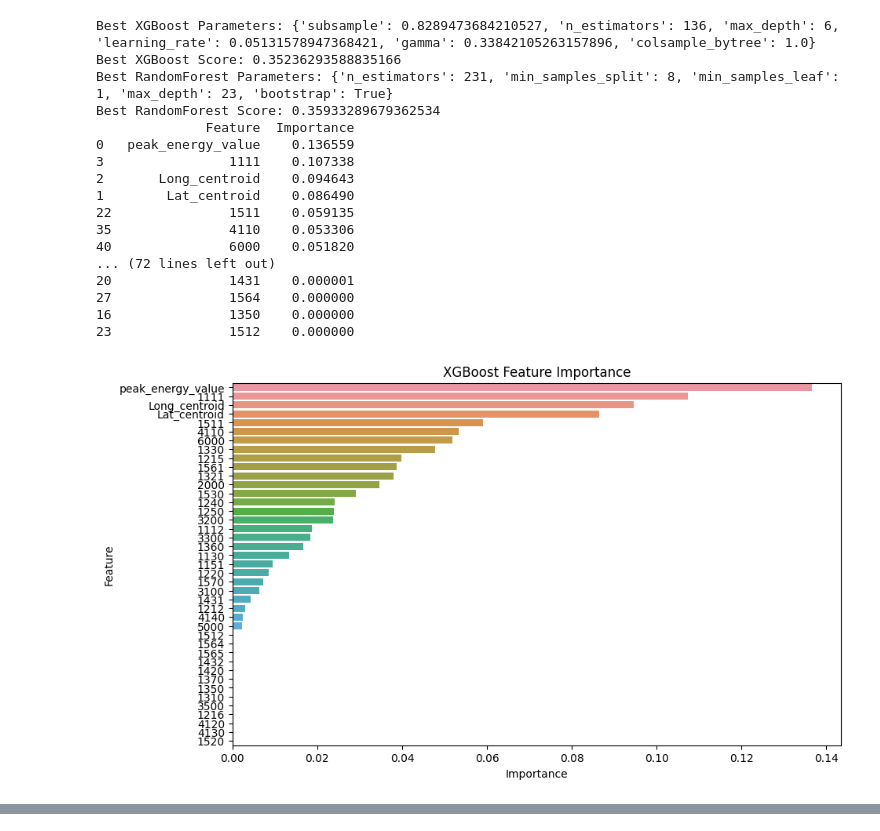
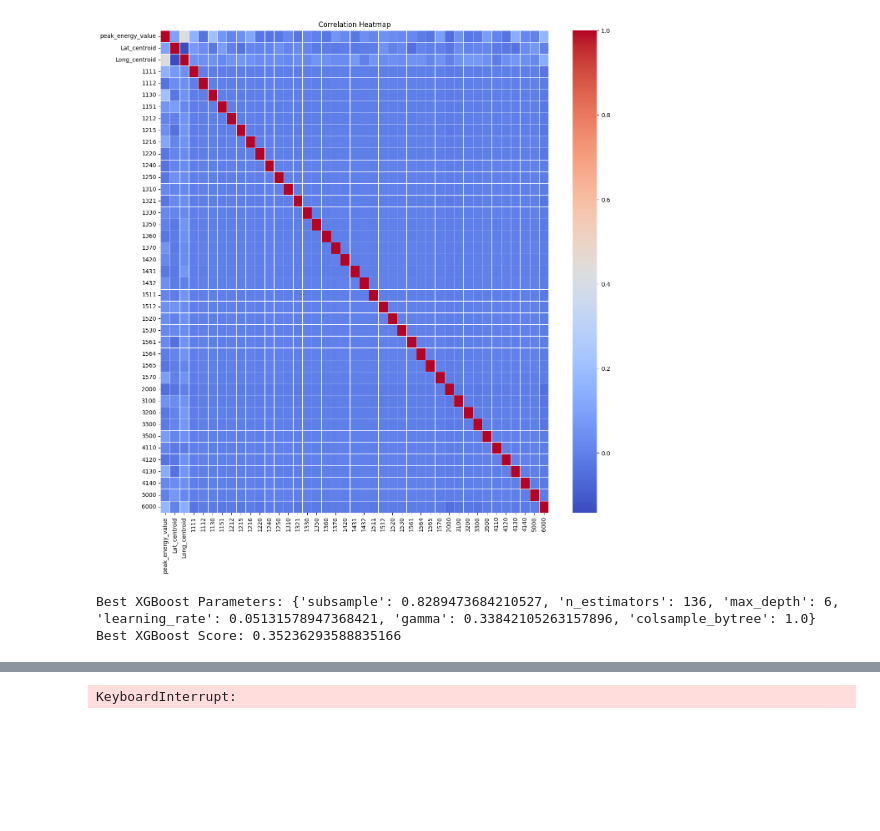
Before and after one commit to sarthak-p/EnergyConsumption, a Jupyter notebook: Energy_Consumption_Analysis.ipynb, the cells around one changed output, grey strips where cells are left out. Drawn from its saved outputs; the diff is of its cells as text; code cells hidden in the pictures; blank space fills up the shorter version.

Commit message:
Added heatmap for correlation analysis

```diff
--- a/Energy_Consumption_Analysis.ipynb
+++ b/Energy_Consumption_Analysis.ipynb
@@ -72,51 +72,6 @@ gdf.set_crs("EPSG:4326", allow_override=True, inplace=True)  # WGS84 system
 # Reset the index
 gdf.reset_index(drop=True, inplace=True)
 
-# # Load the land use file into a GeoDataFrame
-# gdb_folder = 'Landuse2018_CMAP_v1.gdb'
-# layer = 'Landuse2018_Dissolved_v1'
-
-# # Residential land use codes
-# residential_codes = ['1111', '1112', '1130', '1140', '1151']
-
-# with fiona.Env():
-#     with fiona.open(gdb_folder, layer=layer) as src:
-#         crs = src.crs
-#         records = [{'geometry': f['geometry'], 'LANDUSE': str(f['properties']['LANDUSE'])}
-#                    for f in src if f is not None and 'geometry' in f and str(f['properties']['LANDUSE']) in residential_codes]
-
-# df = pd.DataFrame.from_records(records)
-# land_use = gpd.GeoDataFrame(df, geometry='geometry', crs=crs)
-
-# # Reproject land_use to match CRS of gdf
-# land_use = land_use.to_crs(gdf.crs)
-
-# # Residential land use codes
-# residential_codes = ['1111', '1112', '1130', '1151']
-
-# # Calculate the area of each polygon in square feet (since the CRS is now in meters)
-# land_use['area'] = land_use.geometry.area / 10.764 # converting square meters to square feet
-
-# # Perform spatial join with 'intersects'
-# land_use_contains_zip = gpd.sjoin(land_use, gdf, how='right', predicate='intersects')
-
-# # Aggregate by 'GEOID20' and 'LANDUSE', then reset index
-# land_use_summary = land_use_contains_zip.groupby(['GEOID20', 'LANDUSE'])['area'].sum().reset_index()
-
-# # Pivot the data so that each 'LANDUSE' value becomes a column
-# land_use_summary_pivot = land_use_summary.pivot(index='GEOID20', columns='LANDUSE', values='area').reset_index()
-
-# # Merge the pivot table back to the original geodataframe 'gdf'
-# gdf_with_landuse = gdf.merge(land_use_summary_pivot, on='GEOID20', how='left')
-
-# # Fill NaN values with 0
-# gdf_with_landuse.fillna(0, inplace=True)
-
-# # print(gdf_with_landuse)
-
-# # Define the features for the model
-# feature_cols = ['peak_energy_value', 'Lat_centroid', 'Long_centroid'] + residential_codes
-
 # Load the land use file into a GeoDataFrame
 gdb_folder = 'Landuse2018_CMAP_v1.gdb'
 layer = 'Landuse2018_Dissolved_v1'
@@ -156,6 +111,15 @@ gdf_with_landuse.fillna(0, inplace=True)
 
 # Land use types are included as features
 feature_cols = ['peak_energy_value', 'Lat_centroid', 'Long_centroid'] + land_use_summary_pivot.columns.tolist()[1:]
+
+# Calculate the correlation matrix
+corr_matrix = gdf_with_landuse[feature_cols].corr()
+
+# Generate the heatmap
+plt.figure(figsize=(15, 15))  # increased figure size
+sns.heatmap(corr_matrix, annot=False, cmap='coolwarm', linewidths=0.5)
+plt.title('Correlation Heatmap')
+plt.show()
 
 # Split the data into X and Y variables
 X = gdf_with_landuse[feature_cols]
@@ -201,48 +165,33 @@ rf_search.fit(X_train, Y_train)
 print("Best RandomForest Parameters:", rf_search.best_params_)
 print("Best RandomForest Score:", rf_search.best_score_)
 
 # Fit the models with the best parameters
 xgb_best = xgb.XGBRegressor(**xgb_search.best_params_)
 xgb_best.fit(X_train, Y_train)
 
 rf_best = RandomForestRegressor(**rf_search.best_params_)
 rf_best.fit(X_train, Y_train)
 
 # Feature importance for XGBoost
 xgb_importance = pd.DataFrame({'Feature': X.columns, 'Importance': xgb_best.feature_importances_}).sort_values(by='Importance', ascending=False)
 print(xgb_importance)
 
 # Feature importance for RandomForest
 rf_importance = pd.DataFrame({'Feature': X.columns, 'Importance': rf_best.feature_importances_}).sort_values(by='Importance', ascending=False)
 print(rf_importance)
 
 # Plotting the feature importances for XGBoost
 plt.figure(figsize=(10, 6))
 sns.barplot(x='Importance', y='Feature', data=xgb_importance)
 plt.title('XGBoost Feature Importance')
 plt.show()
 
 # Plotting the feature importances for RandomForest
 plt.figure(figsize=(10, 6))
 sns.barplot(x='Importance', y='Feature', data=rf_importance)
 plt.title('RandomForest Feature Importance')
 plt.show()
 # %% [output]
+[figure, new version]
 Best XGBoost Parameters: {'subsample': 0.8289473684210527, 'n_estimators': 136, 'max_depth': 6, 'learning_rate': 0.05131578947368421, 'gamma': 0.33842105263157896, 'colsample_bytree': 1.0}
 Best XGBoost Score: 0.35236293588835166
-Best RandomForest Parameters: {'n_estimators': 231, 'min_samples_split': 8, 'min_samples_leaf': 1, 'max_depth': 23, 'bootstrap': True}
-Best RandomForest Score: 0.35933289679362534
-              Feature  Importance
-0   peak_energy_value    0.136559
-3                1111    0.107338
-2       Long_centroid    0.094643
-1        Lat_centroid    0.086490
-22               1511    0.059135
-35               4110    0.053306
-40               6000    0.051820
-... (72 lines left out)
-20               1431    0.000001
-27               1564    0.000000
-16               1350    0.000000
-23               1512    0.000000
-[figure, old version]
@@ -249,0 +198 @@ Best RandomForest Score: 0.35933289679362534
+KeyboardInterrupt:
```
Also changed, not shown: parts of 1 cell of this notebook, 1 other file.
